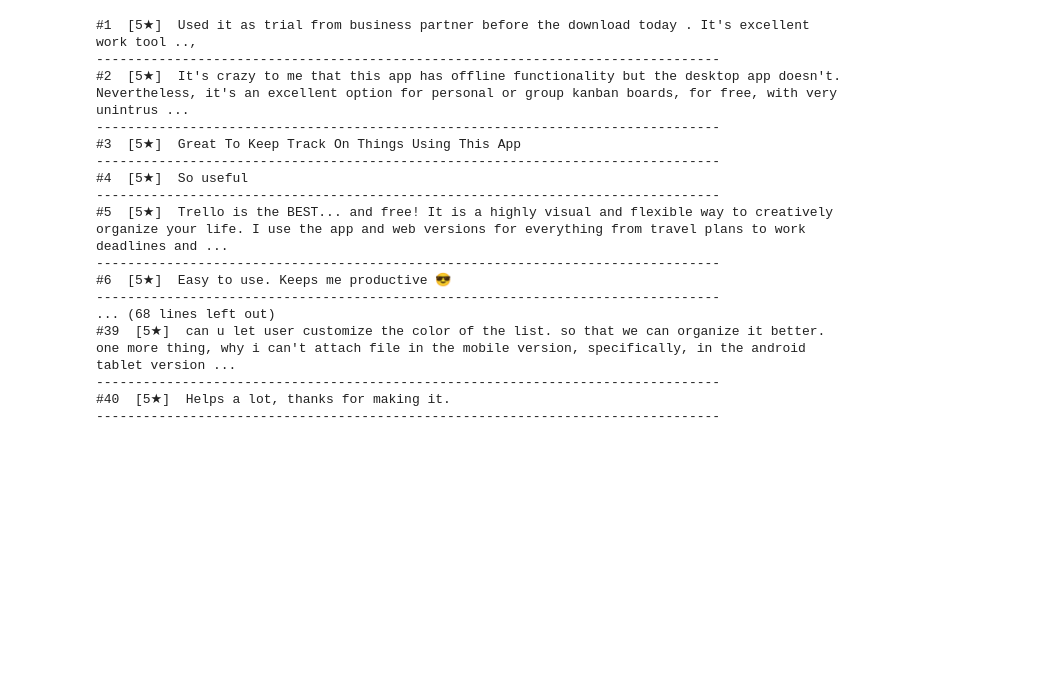
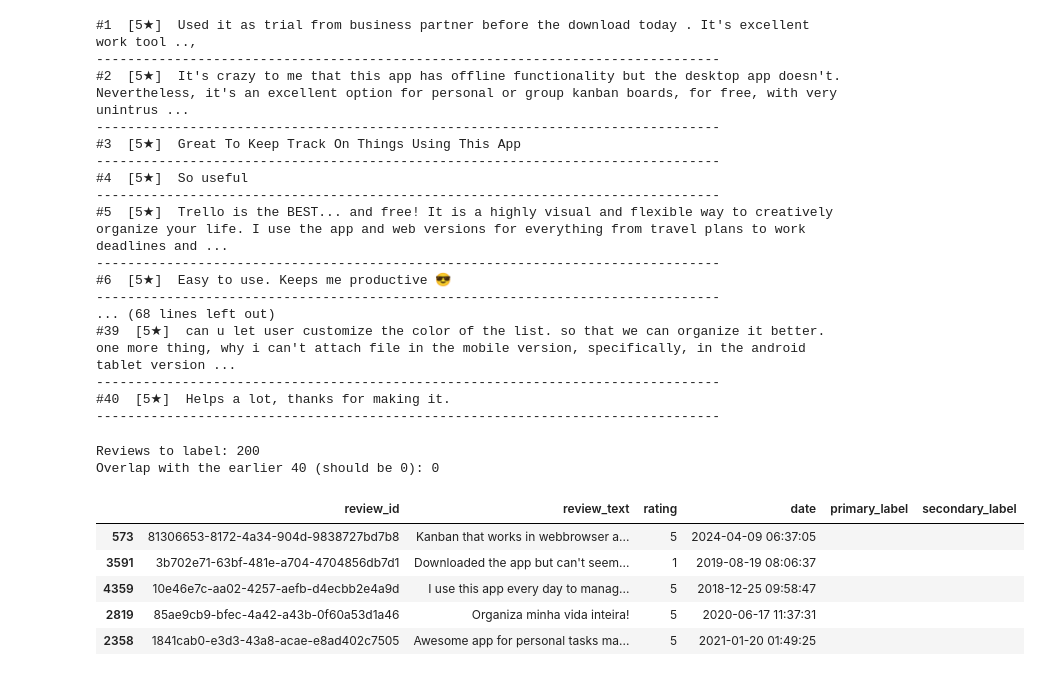
Before and after one commit to Mobolayo/trello-feedback-nlp, a Jupyter notebook: 01_explore_reviews.ipynb, the cells around one changed output. Saved outputs shown, nothing was run; the diff lists cells and outputs as text; code cells hidden in the pictures; blank space fills up the shorter version.

Commit message:
Update exploration notebook with labeling sample script

```diff
--- a/01_explore_reviews.ipynb
+++ b/01_explore_reviews.ipynb
@@ -205,3 +205,35 @@ for num, (i, row) in enumerate(sample.iterrows(), start=1):
 --------------------------------------------------------------------------------
 #40  [5★]  Helps a lot, thanks for making it.
 --------------------------------------------------------------------------------
+# %%
+# ============================================================
+# Build the manual labeling sheet: a random 200-review sample,
+# excluding the 40 reviews already read during category development.
+# ============================================================
+import pandas as pd
+
+# Rebuild the exact 40-review sample so we can exclude it
+earlier_40 = df_clean.sample(n=40, random_state=42)
+
+# Draw 200 from everything EXCEPT those 40
+remaining = df_clean.drop(earlier_40.index)      # all reviews minus the 40
+label_sample = remaining.sample(n=200, random_state=123)  # new seed for a fresh draw
+
+# Build a clean table to label, with empty label columns
+sheet = label_sample[['review_id', 'review_text', 'rating', 'date']].copy()
+sheet['primary_label'] = ''
+sheet['secondary_label'] = ''
+
+print("Reviews to label:", len(sheet))
+print("Overlap with the earlier 40 (should be 0):",
+      len(set(label_sample.index) & set(earlier_40.index)))
+sheet.head()
+# %% [output]
+Reviews to label: 200
+Overlap with the earlier 40 (should be 0): 0
+|  | review_id | review_text | rating | date | primary_label | secondary_label |
+| 573 | 81306653-8172-4a34-904d-9838727bd7b8 | Kanban that works in webbrowser a... | 5 | 2024-04-09 06:37:05 |  |  |
+| 3591 | 3b702e71-63bf-481e-a704-4704856db7d1 | Downloaded the app but can't seem... | 1 | 2019-08-19 08:06:37 |  |  |
+| 4359 | 10e46e7c-aa02-4257-aefb-d4ecbb2e4a9d | I use this app every day to manag... | 5 | 2018-12-25 09:58:47 |  |  |
+| 2819 | 85ae9cb9-bfec-4a42-a43b-0f60a53d1a46 | Organiza minha vida inteira! | 5 | 2020-06-17 11:37:31 |  |  |
+| 2358 | 1841cab0-e3d3-43a8-acae-e8ad402c7505 | Awesome app for personal tasks ma... | 5 | 2021-01-20 01:49:25 |  |  |
```
Also changed, not shown: parts of 1 cell of this notebook.
